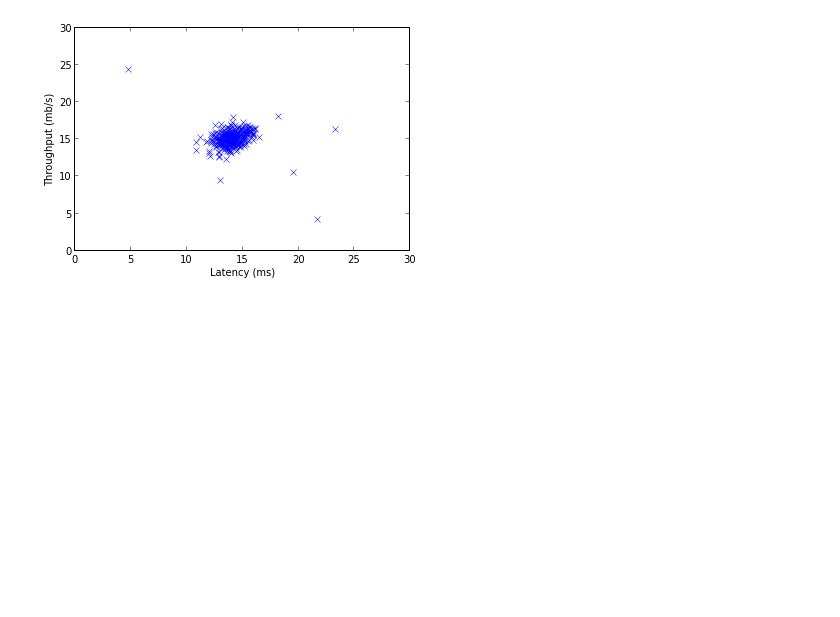
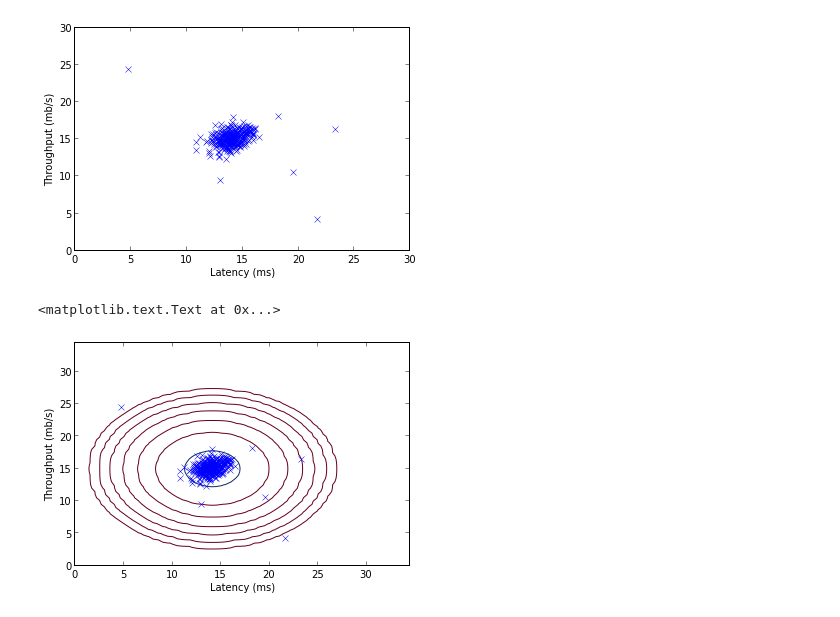
Before and after one commit to rgangopadhya/ML-Python-Ex8, a Jupyter notebook: ex8.ipynb, the cells around one changed output. Drawn from its saved outputs; the diff is of its cells as text; code cells hidden in the pictures; blank space fills up the shorter version.

```diff
--- a/ex8.ipynb
+++ b/ex8.ipynb
@@ -13,0 +16,5 @@ mu, var = estimateGaussian(pdata['X'])
+# %%
+visualizeFit(pdata['X'], mu, var)pyplot.xlabel('Latency (ms)')pyplot.ylabel('Throughput (mb/s)')
+# %% [output]
+<matplotlib.text.Text at 0x...>
+[figure, added]
```
Also changed, not shown: parts of 13 cells of this notebook, 1 other file.
